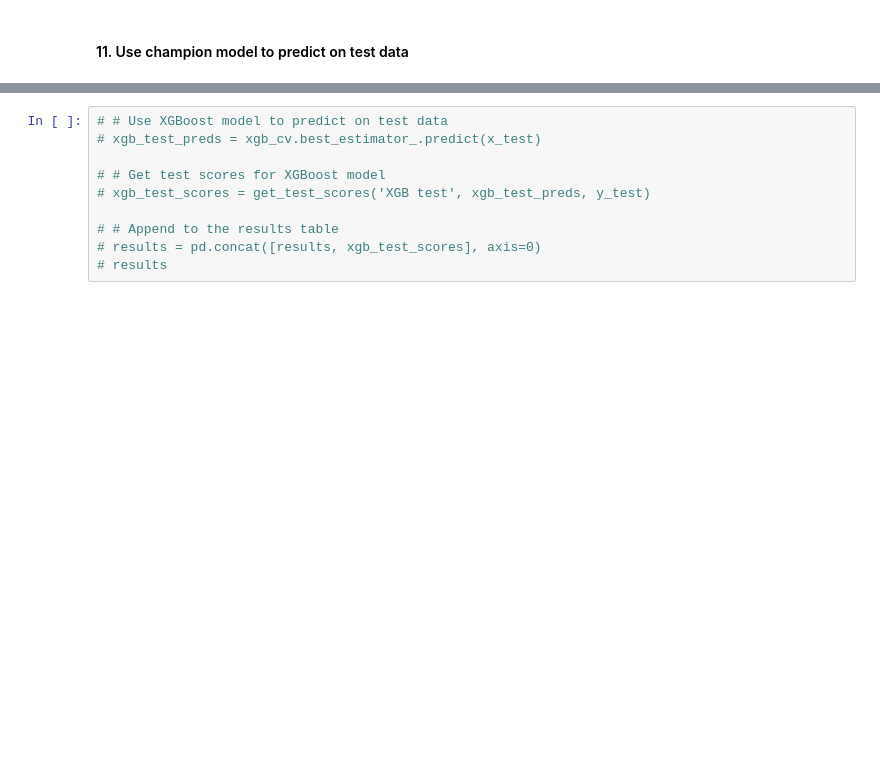
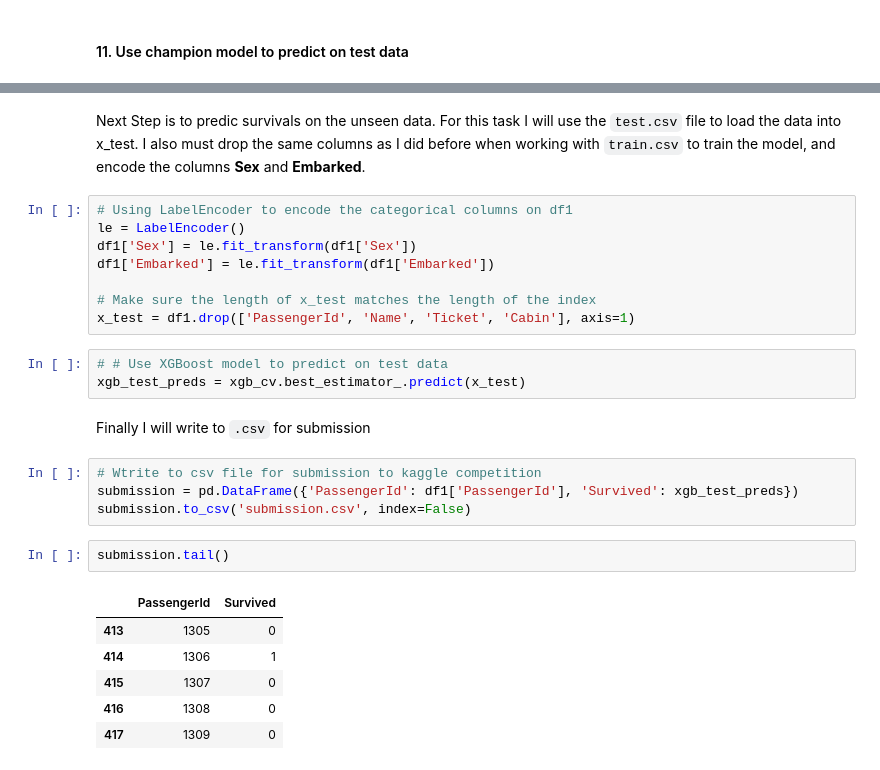
Before and after one commit to CarlosMEbratt/Titanic---Machine-Learning-from-Disaster, a Jupyter notebook: titanic.ipynb, the cells around one changed output, grey strips where cells are left out. Cells and saved outputs as stored; diff of their text form; blank space fills up the shorter version.

Commit message:
Predictions added

```diff
--- a/titanic.ipynb
+++ b/titanic.ipynb
@@ -772,10 +770,28 @@ x_test = df1.drop(['PassengerId', 'Name', 'Ticket'], axis=1)
+# %% [markdown]
+Next Step is to predic survivals on the unseen data. For this task I will use the `test.csv` file to load the data into x_test. I also must drop the same columns as I did before when working with `train.csv` to train the model, and encode the columns **Sex** and **Embarked**.
+# %%
+# Using LabelEncoder to encode the categorical columns on df1
+le = LabelEncoder()
+df1['Sex'] = le.fit_transform(df1['Sex'])
+df1['Embarked'] = le.fit_transform(df1['Embarked'])
+
+# Make sure the length of x_test matches the length of the index
+x_test = df1.drop(['PassengerId', 'Name', 'Ticket', 'Cabin'], axis=1)
 # %%
 # # Use XGBoost model to predict on test data
-# xgb_test_preds = xgb_cv.best_estimator_.predict(x_test)
-
-# # Get test scores for XGBoost model
-# xgb_test_scores = get_test_scores('XGB test', xgb_test_preds, y_test)
-
-# # Append to the results table
-# results = pd.concat([results, xgb_test_scores], axis=0)
-# results
+xgb_test_preds = xgb_cv.best_estimator_.predict(x_test)
+# %% [markdown]
+Finally I will write to `.csv` for submission
+# %%
+# Wtrite to csv file for submission to kaggle competition
+submission = pd.DataFrame({'PassengerId': df1['PassengerId'], 'Survived': xgb_test_preds})
+submission.to_csv('submission.csv', index=False)
+# %%
+submission.tail()
+# %% [output]
+|  | PassengerId | Survived |
+| 413 | 1305 | 0 |
+| 414 | 1306 | 1 |
+| 415 | 1307 | 0 |
+| 416 | 1308 | 0 |
+| 417 | 1309 | 0 |
```
Also changed, not shown: parts of 10 cells of this notebook, 1 other file.
